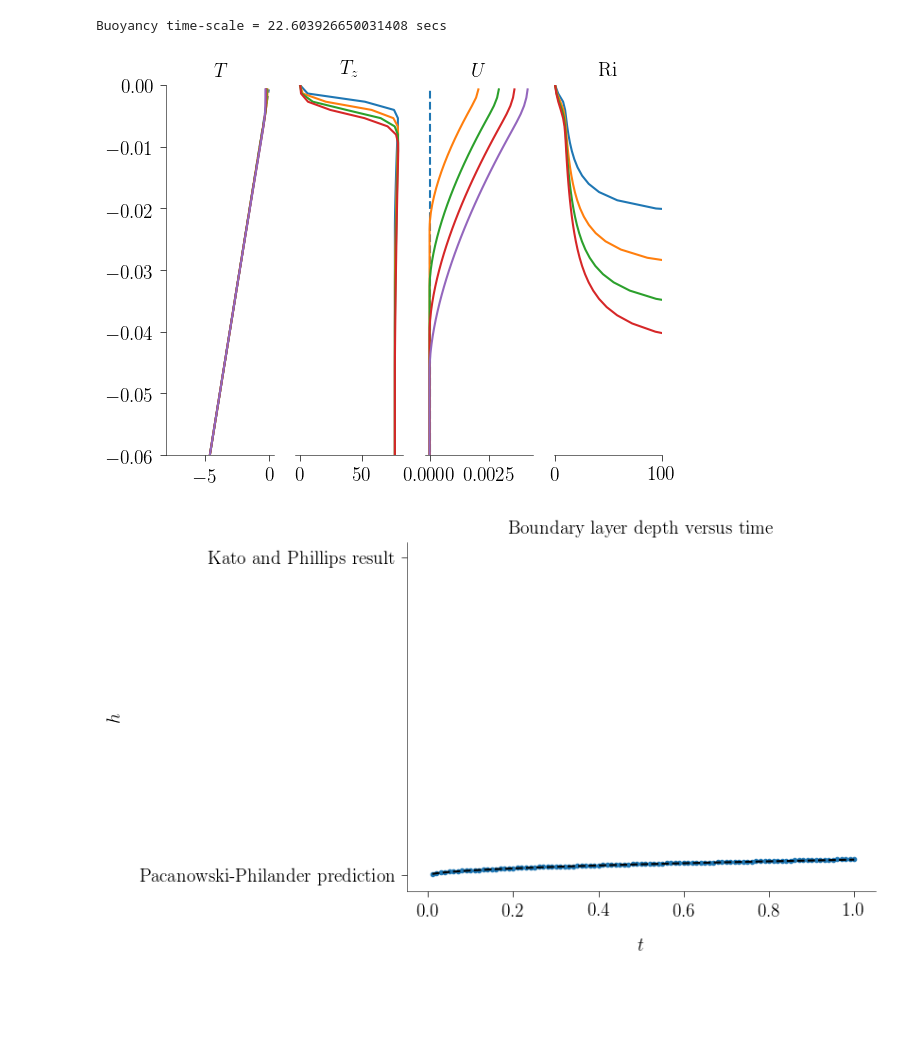
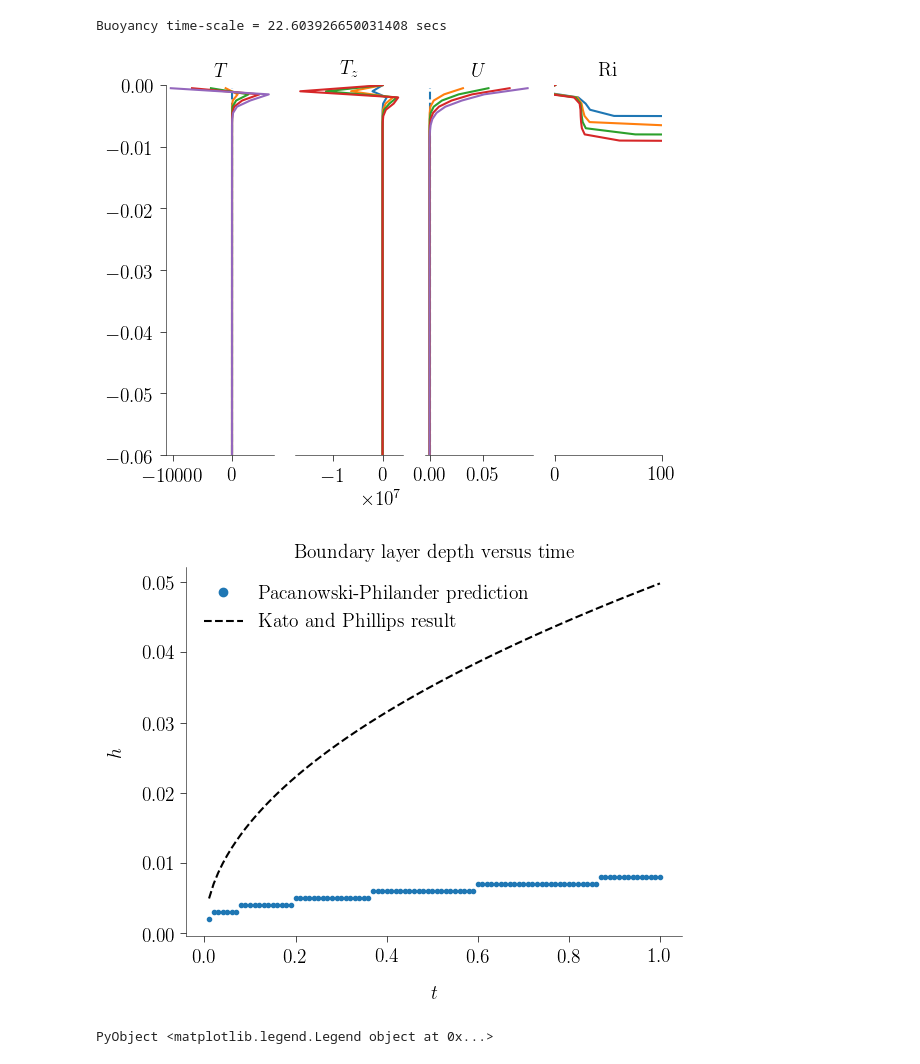
Before and after one commit to glwagner/OceanTurb.jl, a Jupyter notebook: examples/pp_examples.ipynb, the cells around one changed output. Drawn from its saved outputs; the diff is of its cells as text; code cells hidden in the pictures; blank space fills up the shorter version.

```diff
--- a/examples/pp_examples.ipynb
+++ b/examples/pp_examples.ipynb
@@ -35,9 +35,9 @@ We twiddle the stock Pacanowski-Philander parameters to get agreement with Kato
 | $n$           | $0.75$      | none |
 # %%
 # First, we define the model.
-parameters = PacanowskiPhilander.Parameters(κ₀=1e-7, ν₀=1e-6, ν₁=1e-2, κ₁=1e-2, n=0.75)
+parameters = PacanowskiPhilander.Parameters(κ₀=1e-7, ν₀=1e-6, ν₁=1e-2, κ₁=1e0, n=2)
 constants = Constants(f=0)
-model = PacanowskiPhilander.Model(N=75, L=0.1, parameters=parameters, constants=constants)
+model = PacanowskiPhilander.Model(N=100, L=0.1, parameters=parameters, constants=constants)
 
 # Initial condition for one of Kato and Philip's experiments
 ρz = -0.000192 * 1e-3 / 1e-8 # convert from cgs to kg/m^4
@@ -57,8 +57,8 @@ model.bcs.T.bottom = GradientBoundaryCondition(γ);
 Buoyancy time-scale = 22.603926650031408 secs
 # %%
 # Time-stepping parameters
-dt = 1e-4
-ni = 2000
+dt = 5e-3
+ni = 100
 nt = 4
 
 # Set initial conditions
@@ -96,34 +96,34 @@ ax2.tick_params(left=false, labelleft=false)
 
 sca(ax3)
 title("Ri")
 bottomspine()
 ax3.tick_params(left=false, labelleft=false)
 
 for i = 1:nt
     iterate!(model, dt, ni)
 
     for i in interior(Ri)
         Ri[i] = PacanowskiPhilander.local_richardson(model, i)
     end
 
     Tz = ∂z(T)
 
     sca(ax0)
     plot(T, "-")
 
     sca(ax1)
     plot(Tz, "-")
 
     sca(ax2)
     plot(U, "-")
 
     sca(ax3)
     plot(Ri, "-")
     xlim(-1, 100)
     ylim(-0.06, 0)
 end
 # %% [output]
-[figure, old version]
+[figure, new version]
 # %%
 # Time-stepping parameters
 dt = 1e-4
@@ -162,10 +162,11 @@ experiment = 1.05*ωτ*sqrt.(t)/sqrt(N₀)
 ax, fig = subplots()
 cornerspines()
 plot(t, h, ".", label="Pacanowski-Philander prediction")
-plot(t, experiment, "k--", "Kato and Phillips result")
+plot(t, experiment, "k--", label="Kato and Phillips result")
 title("Boundary layer depth versus time")
 xlabel(L"t", labelpad=12.0)
 ylabel(L"h", labelpad=12.0)
 legend()
 # %% [output]
-[figure, old version]
+[figure, new version]
+PyObject <matplotlib.legend.Legend object at 0x...>
```
